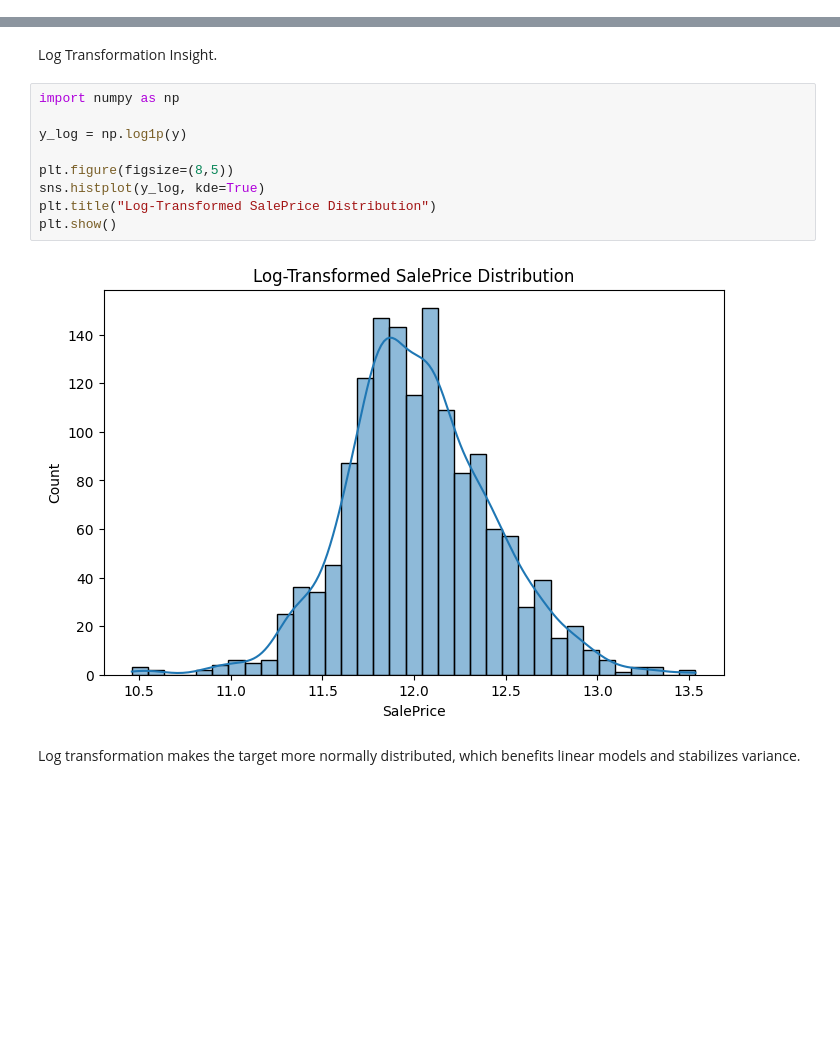
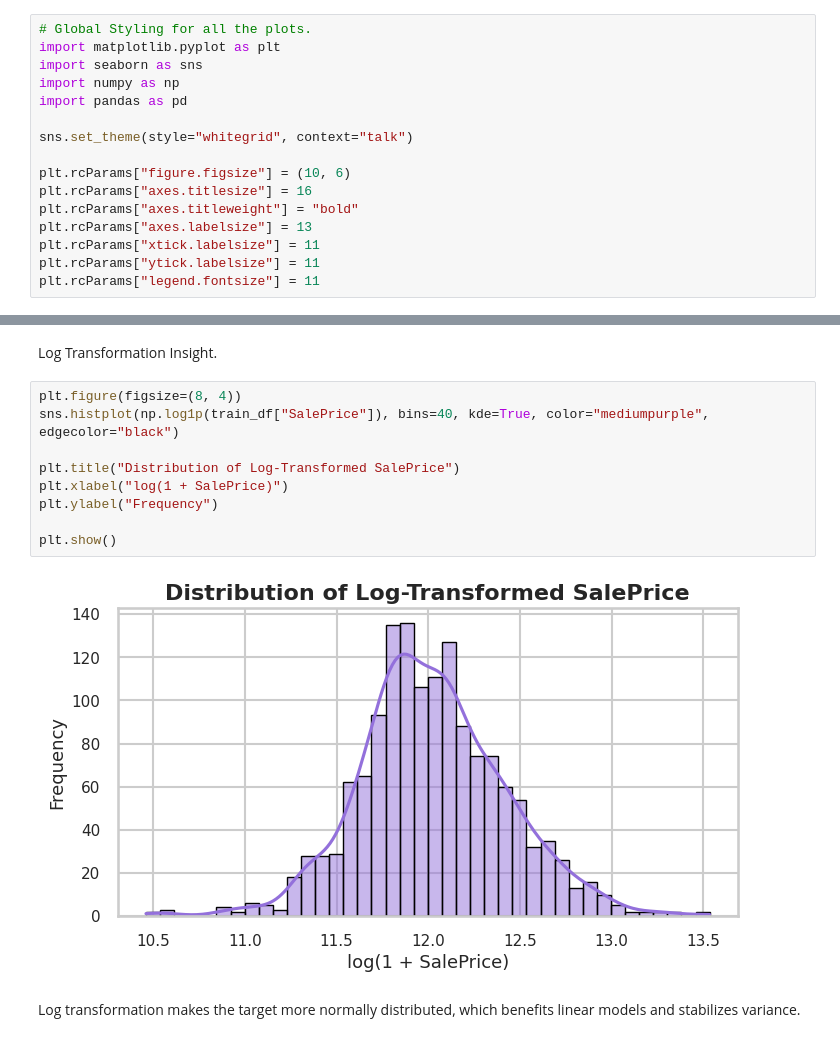
Before and after one commit to puppalasai-24/MSc_Data_Science_Project, a Jupyter notebook: DS_Project_PVSK.ipynb, the cells around one changed output, grey strips where cells are left out. Cells and saved outputs as stored; diff of their text form; blank space fills up the shorter version.

```diff
--- a/DS_Project_PVSK.ipynb
+++ b/DS_Project_PVSK.ipynb
@@ -30,0 +39,16 @@ os.listdir(extract_path)
+# %%
+# Global Styling for all the plots.
+import matplotlib.pyplot as plt
+import seaborn as sns
+import numpy as np
+import pandas as pd
+
+sns.set_theme(style="whitegrid", context="talk")
+
+plt.rcParams["figure.figsize"] = (10, 6)
+plt.rcParams["axes.titlesize"] = 16
+plt.rcParams["axes.titleweight"] = "bold"
+plt.rcParams["axes.labelsize"] = 13
+plt.rcParams["xtick.labelsize"] = 11
+plt.rcParams["ytick.labelsize"] = 11
+plt.rcParams["legend.fontsize"] = 11
@@ -193,16 +264,16 @@ plt.show()
 # %% [markdown]
 Log Transformation Insight.
 # %%
-import numpy as np
+plt.figure(figsize=(8, 4))
+sns.histplot(np.log1p(train_df["SalePrice"]), bins=40, kde=True, color="mediumpurple", edgecolor="black")
 
-y_log = np.log1p(y)
+plt.title("Distribution of Log-Transformed SalePrice")
+plt.xlabel("log(1 + SalePrice)")
+plt.ylabel("Frequency")
 
-plt.figure(figsize=(8,5))
-sns.histplot(y_log, kde=True)
-plt.title("Log-Transformed SalePrice Distribution")
 plt.show()
 # %% [output]
-[figure, old version]
+[figure, new version]
 # %% [markdown]
 Log transformation makes the target more normally distributed, which benefits linear models and stabilizes variance.
 # %% [markdown]
```
Also changed, not shown: parts of 46 cells of this notebook.
